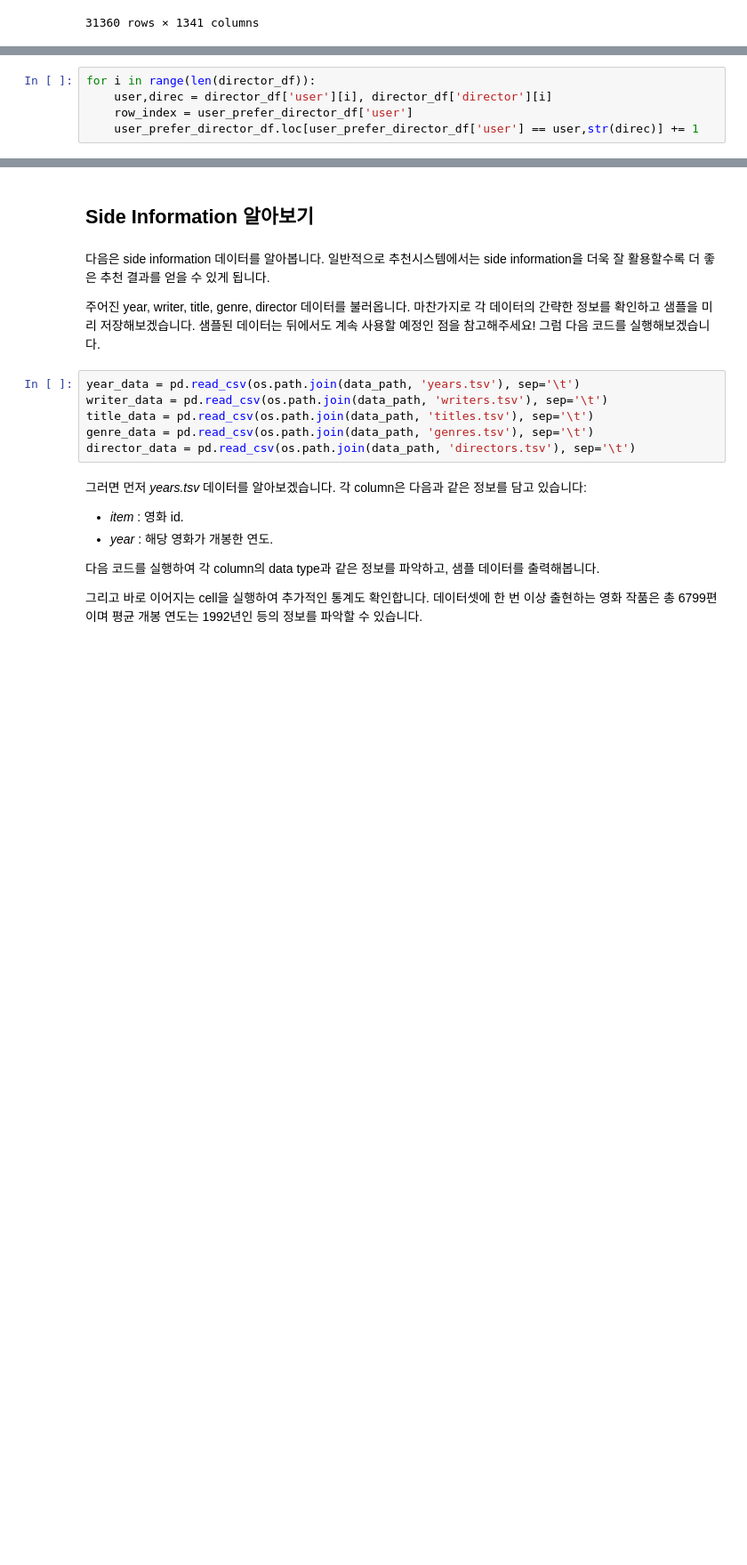
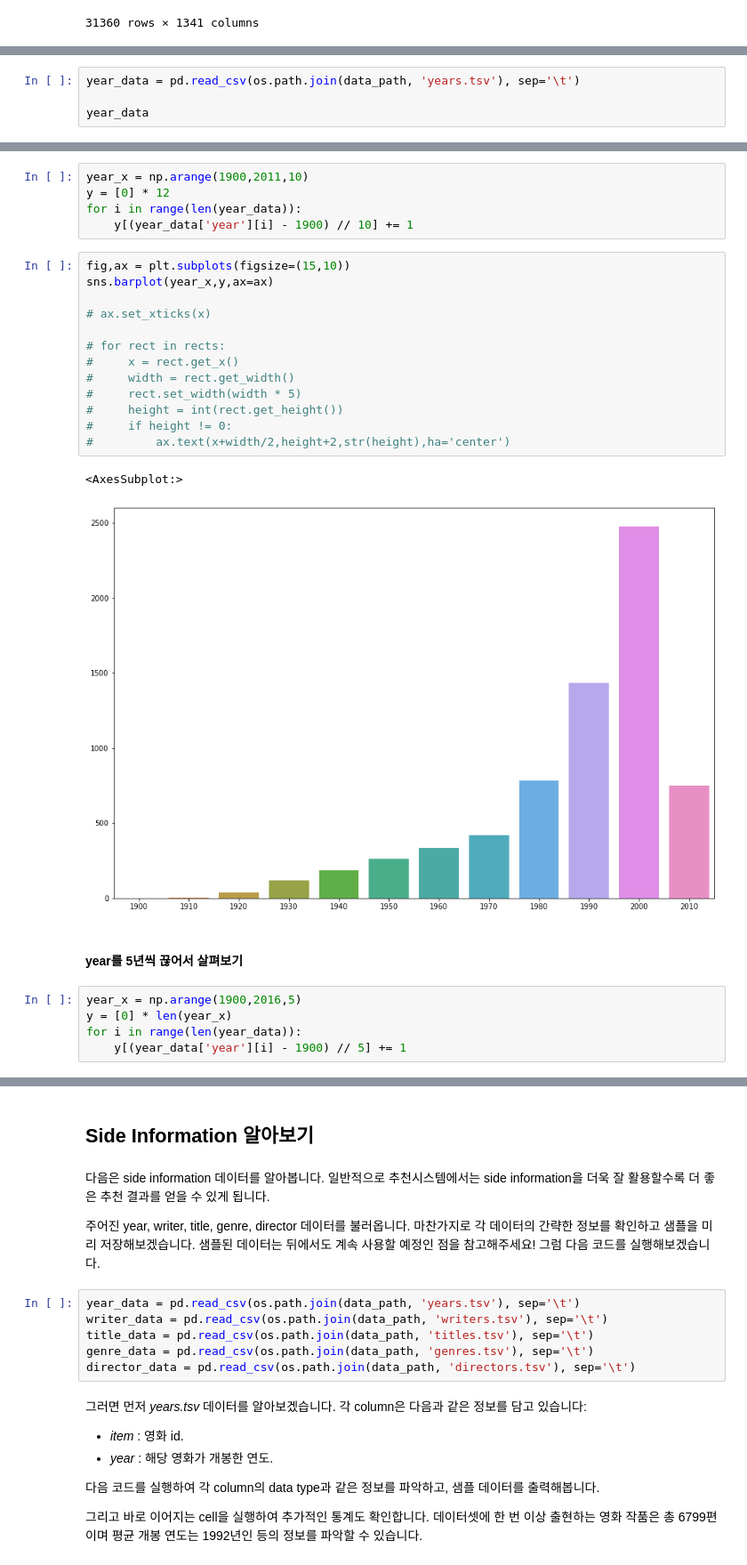
Before and after one commit to boostcampaitech3/level2-movie-recommendation-level2-recsys-15, a Jupyter notebook: T3073/working/correlation.ipynb, the cells around one changed output, grey strips where cells are left out. Shown at 89% size. Cells and saved outputs as stored; diff of their text form; blank space fills up the shorter version.

```diff
--- a/T3073/working/correlation.ipynb
+++ b/T3073/working/correlation.ipynb
@@ -346,5 +313,0 @@ cnt
-# %%
-for i in range(len(director_df)):
-    user,direc = director_df['user'][i], director_df['director'][i]
-    row_index = user_prefer_director_df['user']
-    user_prefer_director_df.loc[user_prefer_director_df['user'] == user,str(direc)] += 1
@@ -354,0 +614,4 @@ user_prefer_director_df.loc[user_prefer_director_df['user'] == 11,].value_counts
+# %%
+year_data = pd.read_csv(os.path.join(data_path, 'years.tsv'), sep='\t')
+
+year_data
@@ -354,0 +658,28 @@ user_prefer_director_df.loc[user_prefer_director_df['user'] == 11,].value_counts
+# %%
+year_x = np.arange(1900,2011,10)
+y = [0] * 12
+for i in range(len(year_data)):
+    y[(year_data['year'][i] - 1900) // 10] += 1
+# %%
+fig,ax = plt.subplots(figsize=(15,10))
+sns.barplot(year_x,y,ax=ax)
+
+# ax.set_xticks(x)
+
+# for rect in rects:
+#     x = rect.get_x()
+#     width = rect.get_width()
+#     rect.set_width(width * 5)
+#     height = int(rect.get_height())
+#     if height != 0:
+#         ax.text(x+width/2,height+2,str(height),ha='center')
+# %% [output]
+<AxesSubplot:>
+[figure, added]
+# %% [markdown]
+#### year를 5년씩 끊어서 살펴보기
+# %%
+year_x = np.arange(1900,2016,5)
+y = [0] * len(year_x)
+for i in range(len(year_data)):
+    y[(year_data['year'][i] - 1900) // 5] += 1
```
Also changed, not shown: parts of 58 cells of this notebook.
